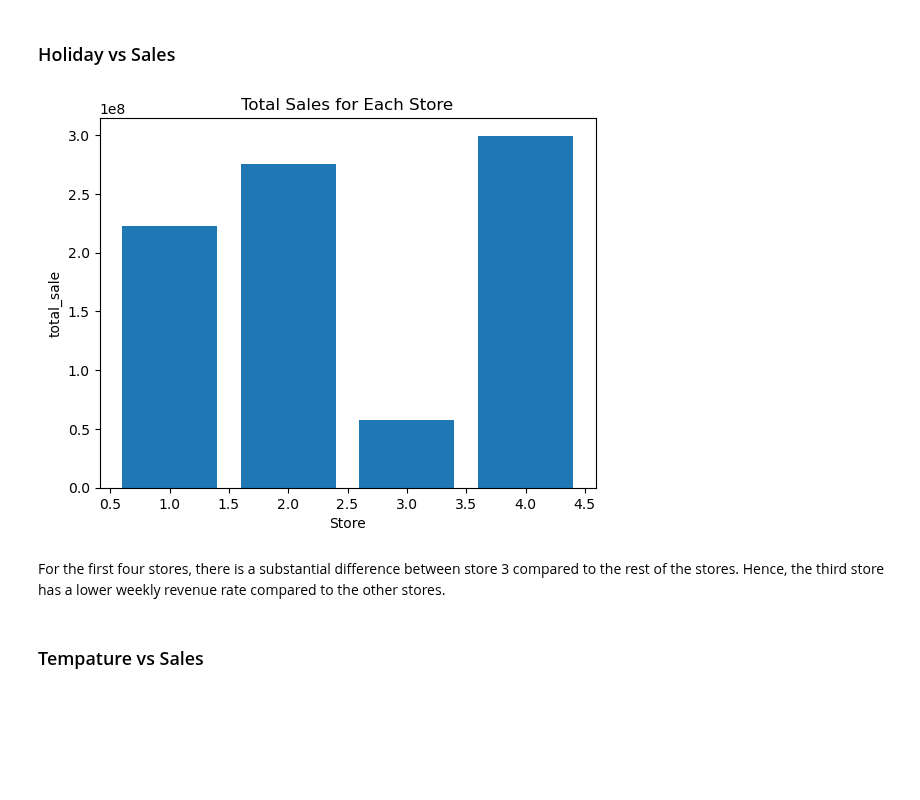
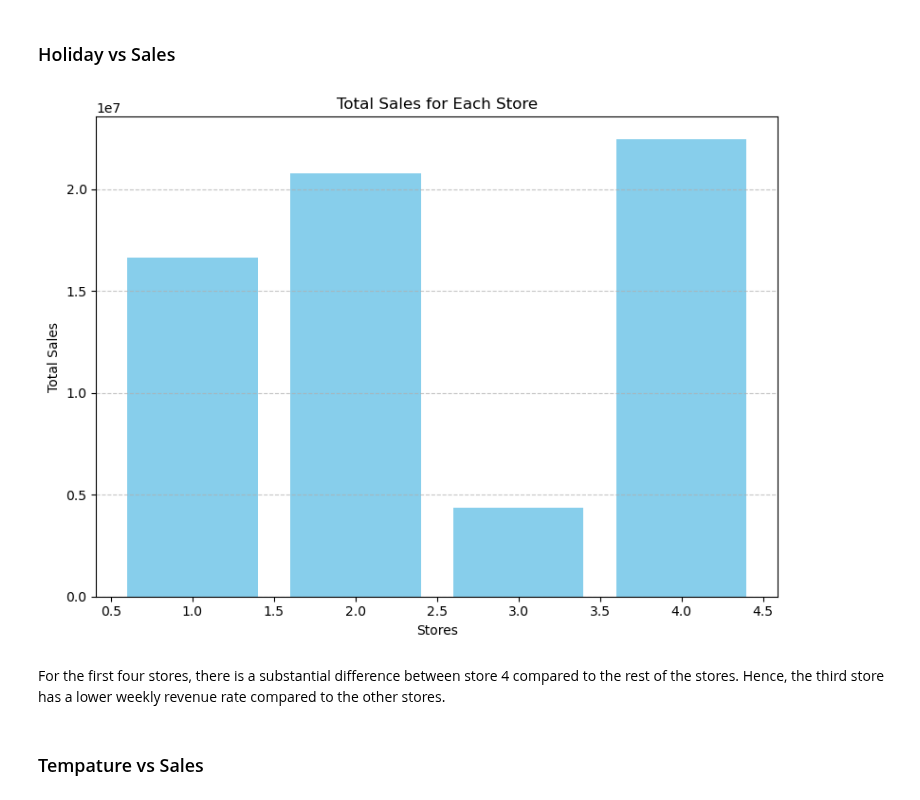
Before and after one commit to ChrisPerezLebron/CMSC320Project, a Jupyter notebook: main.ipynb, the cells around one changed output. Cells and saved outputs as stored; diff of their text form; code cells hidden in the pictures; blank space fills up the shorter version.

Commit message:
holidays and sales

```diff
--- a/main.ipynb
+++ b/main.ipynb
@@ -128,16 +257,24 @@ df['Unemployment'].hist()
 # %%
 import matplotlib.pyplot as plt
 
-Sales = df[(df['Store'] > 0) & (df['Store'] < 5)].groupby('Store')['Weekly_Sales'].sum()
+# Adjust figure size
+plt.figure(figsize=(8, 6))
 
-plt.bar(Sales.index, Sales)
-plt.xlabel('Store')
-plt.ylabel('total_sale')
+Sales = df[(df['Store'] > 0) & (df['Store'] < 5) & df['Holiday_Flag'] == 1].groupby('Store')['Weekly_Sales'].sum()
+
+plt.bar(Sales.index, Sales, color='skyblue')  # Customizing color
+plt.xlabel('Stores')
+plt.ylabel('Total Sales')
 plt.title('Total Sales for Each Store')
+
+# Add grid lines
+plt.grid(axis='y', linestyle='--', alpha=0.7)
+
+plt.tight_layout()  # Adjust layout to prevent overlapping
 plt.show()
 # %% [output]
-[figure, old version]
+[figure, new version]
 # %% [markdown]
-For the first four stores, there is a substantial difference between store 3 compared to the rest of the stores. Hence, the third store has a lower weekly revenue rate compared to the other stores.
+For the first four stores, there is a substantial difference between store 4 compared to the rest of the stores. Hence, the third store has a lower weekly revenue rate compared to the other stores.
 # %% [markdown]
 ### Tempature vs Sales
```
Also changed, not shown: parts of 12 cells of this notebook.
